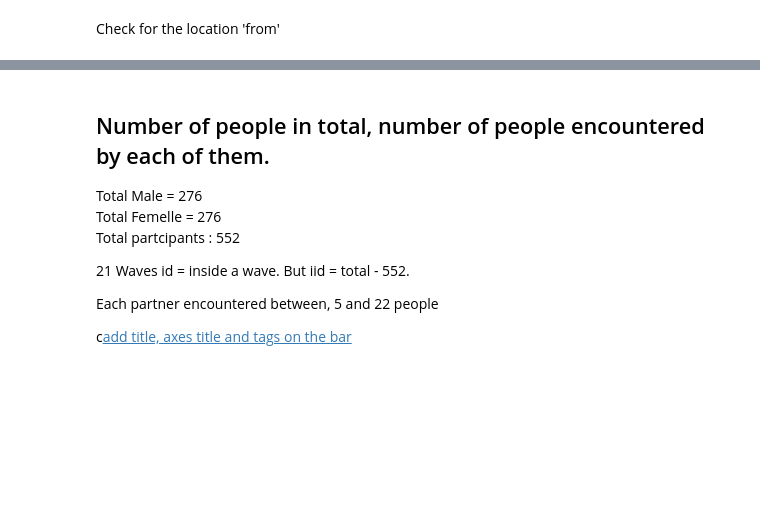
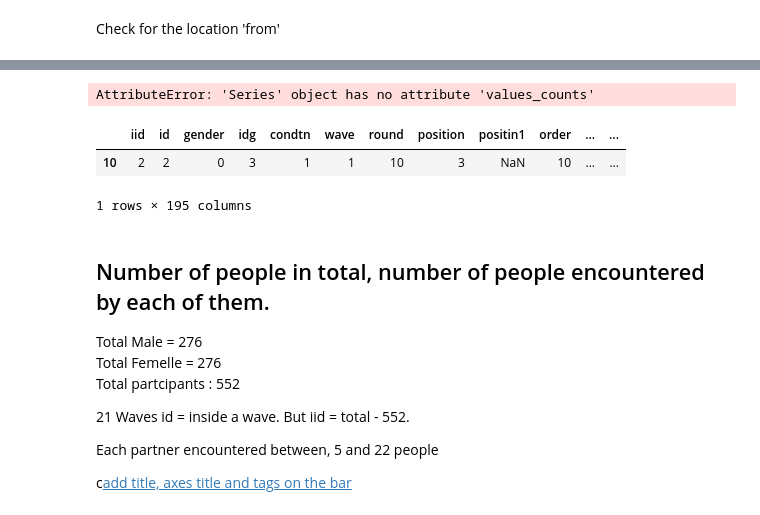
Before and after one commit to kumquat42/202310_jedha_Bloc2_SpeedDating, a Jupyter notebook: 202310_jedha2_SpeedDating_BeraudM.ipynb, the cells around one changed output, grey strips where cells are left out. Drawn from its saved outputs; the diff is of its cells as text; code cells hidden in the pictures; blank space fills up the shorter version.

Commit message:
attributes_part1

```diff
--- a/202310_jedha2_SpeedDating_BeraudM.ipynb
+++ b/202310_jedha2_SpeedDating_BeraudM.ipynb
@@ -83,9 +83,13 @@ df_iid_s = df.groupby(by='iid').sum()
 #df_iid_s['match']
 #display(df_iid_s)
 
-
+#iid unique _ pour regarder les NaN dans les valeurs d'attributs...
+df_iid_dd = df.loc[:,:].drop_duplicates('iid')
+#df_iid_dd.shape #(551, 195)
+#df_iid_dd.loc[df_iid_dd['iid'] == 2,:]
+#(pd.isnull -> enlêve les NaN)
 
 # quand je fais tourner sur la longeur totale = ça bloque à 118, car iid = 118 is missing.
 #print(df.loc[df.iid == 116,:]) ok
-df.loc[df.iid == 118,:] #none
+#df.loc[df.iid == 118,:] #none
 #iid 118 is missing
@@ -530,3 +603,15 @@ dtype: int64
+# %%
+for col in df_iid_dd_cat:
+    bou = df_iid_dd_cat
+    print (bou)
+# %% [output]
+AttributeError: 'Series' object has no attribute 'values_counts'
+# %%
+df_iid_dd.loc[df_iid_dd['iid'] == 2,:]
+# %% [output]
+|  | iid | id | gender | idg | condtn | wave | round | position | positin1 | order | ... | ... |
+| 10 | 2 | 2 | 0 | 3 | 1 | 1 | 10 | 3 | NaN | 10 | ... | ... |
+1 rows × 195 columns
 # %% [markdown]
 ## Number of people in total, number of people encountered by each of them.
 Total Male = 276
```
Also changed, not shown: parts of 7 cells of this notebook.
